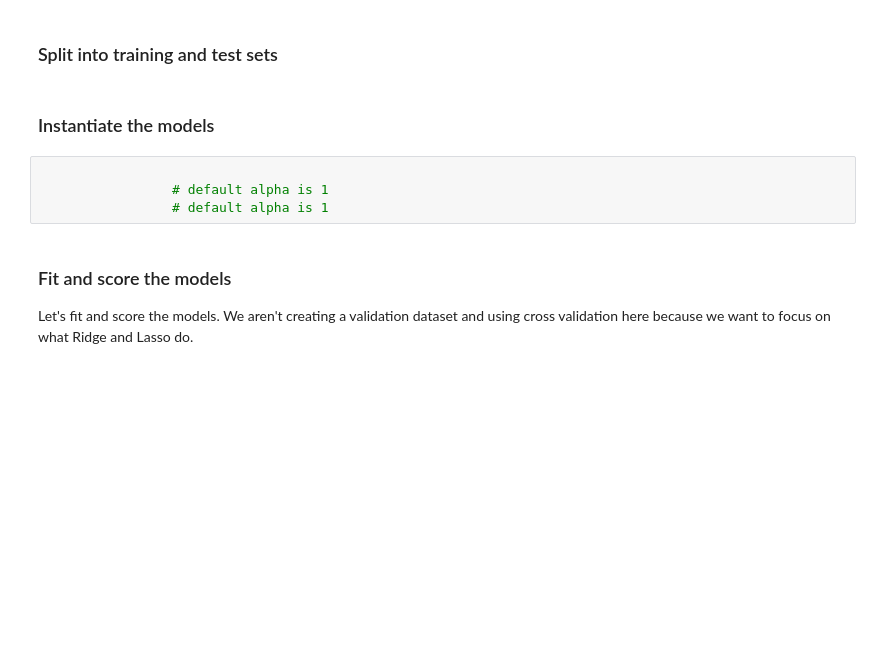
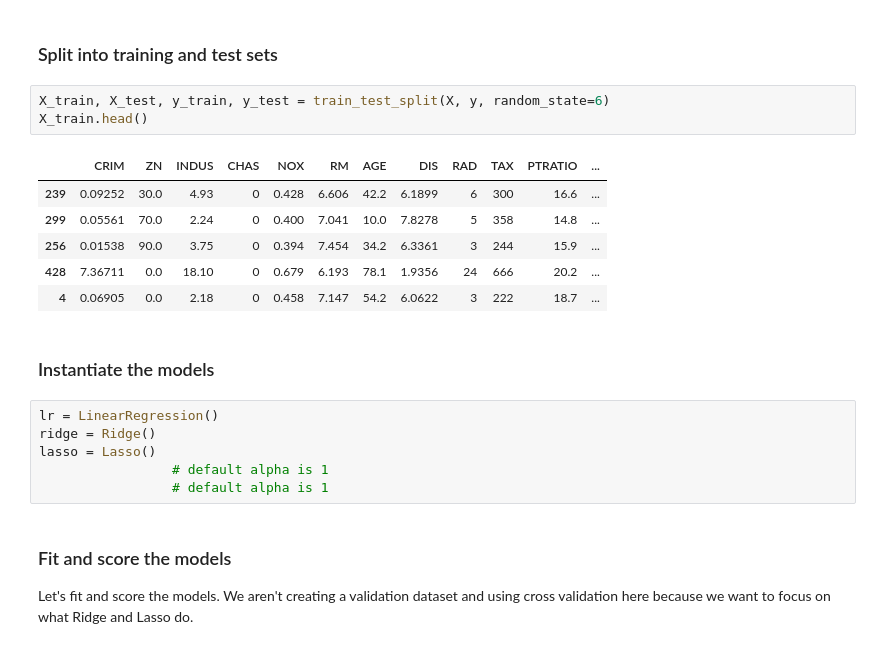
Before and after one commit to ersingt/coursework, a Jupyter notebook: 04-Week/02-lasso_ridge/lasso_ridge.ipynb, the cells around one changed output. Saved outputs shown, nothing was run; the diff lists cells and outputs as text; blank space fills up the shorter version.

```diff
--- a/04-Week/02-lasso_ridge/lasso_ridge.ipynb
+++ b/04-Week/02-lasso_ridge/lasso_ridge.ipynb
@@ -84,9 +126,21 @@ y.head()
 # %% [markdown]
 ### Split into training and test sets
+# %%
+X_train, X_test, y_train, y_test = train_test_split(X, y, random_state=6)
+X_train.head()
+# %% [output]
+|  | CRIM | ZN | INDUS | CHAS | NOX | RM | AGE | DIS | RAD | TAX | PTRATIO | ... |
+| 239 | 0.09252 | 30.0 | 4.93 | 0 | 0.428 | 6.606 | 42.2 | 6.1899 | 6 | 300 | 16.6 | ... |
+| 299 | 0.05561 | 70.0 | 2.24 | 0 | 0.400 | 7.041 | 10.0 | 7.8278 | 5 | 358 | 14.8 | ... |
+| 256 | 0.01538 | 90.0 | 3.75 | 0 | 0.394 | 7.454 | 34.2 | 6.3361 | 3 | 244 | 15.9 | ... |
+| 428 | 7.36711 | 0.0 | 18.10 | 0 | 0.679 | 6.193 | 78.1 | 1.9356 | 24 | 666 | 20.2 | ... |
+| 4 | 0.06905 | 0.0 | 2.18 | 0 | 0.458 | 7.147 | 54.2 | 6.0622 | 3 | 222 | 18.7 | ... |
 # %% [markdown]
 ### Instantiate the models
 # %%
-
+lr = LinearRegression()
+ridge = Ridge()
+lasso = Lasso()
                  # default alpha is 1
                  # default alpha is 1
 # %% [markdown]
```
Also changed, not shown: parts of 20 cells of this notebook, 6 other files.
